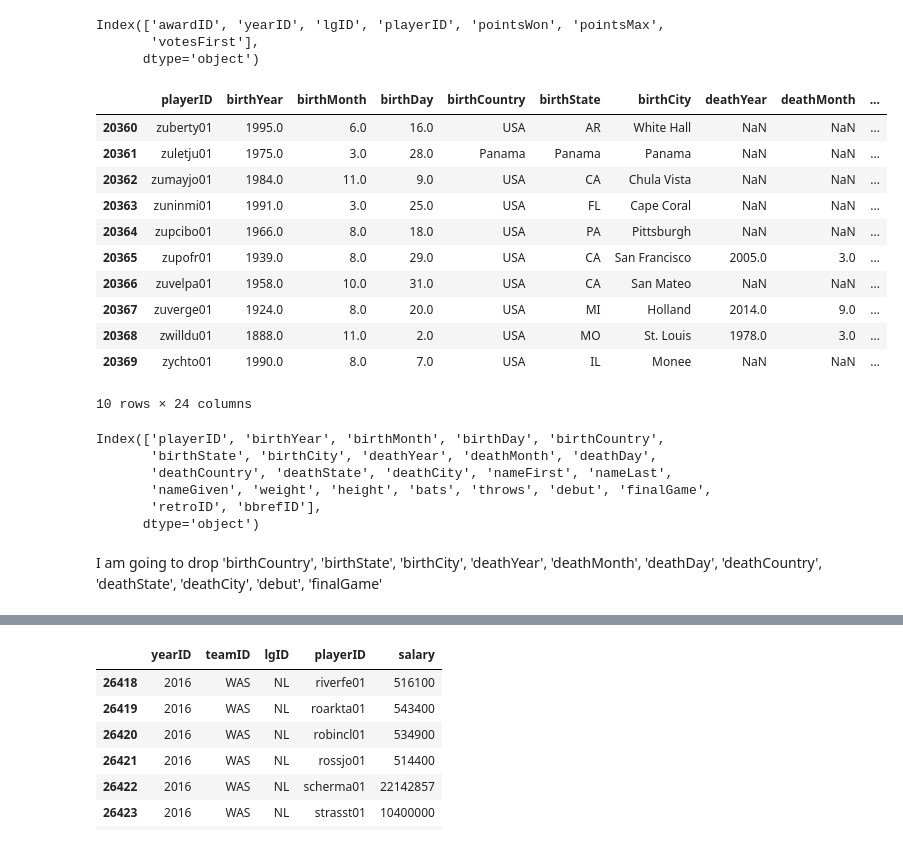
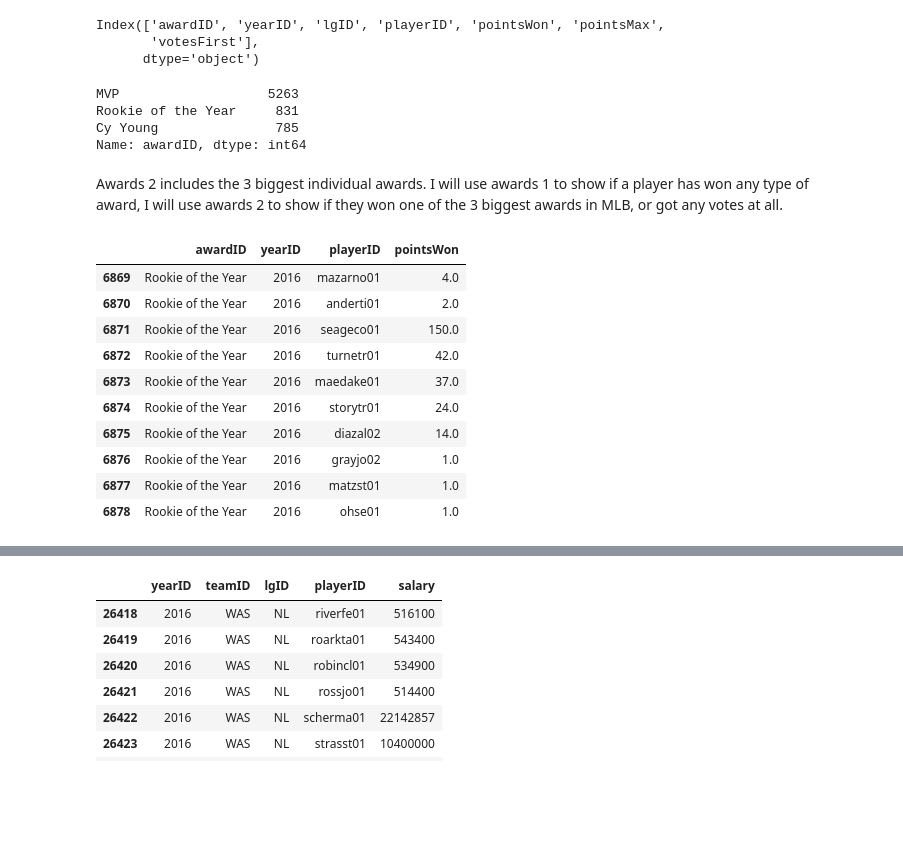
Before and after one commit to jskominsky/Predicting_MLB_Free_Agent_Salaries, a Jupyter notebook: Workspace/Data Cleaning.ipynb, the cells around one changed output, grey strips where cells are left out. Cells and saved outputs as stored; diff of their text form; code cells hidden in the pictures; blank space fills up the shorter version.

```diff
--- a/Workspace/Data Cleaning.ipynb
+++ b/Workspace/Data Cleaning.ipynb
@@ -448,29 +579,28 @@ awards2_df.columns
 Index(['awardID', 'yearID', 'lgID', 'playerID', 'pointsWon', 'pointsMax',
        'votesFirst'],
       dtype='object')
+# %%
+awards2_df['awardID'].value_counts()
+# %% [output]
+MVP                   5263
+Rookie of the Year     831
+Cy Young               785
+Name: awardID, dtype: int64
+# %% [markdown]
+Awards 2 includes the 3 biggest individual awards.  I will use awards 1 to show if a player has won any type of award, I will use awards 2 to show if they won one of the 3 biggest awards in MLB, or got any votes at all.
+# %%
+awards2_df_clean = awards2_df.drop(['pointsMax' , 'votesFirst', 'lgID'], axis=1)
 # %%
-people_df.tail(10)
+awards2_df_clean.tail(10)
 # %% [output]
-|  | playerID | birthYear | birthMonth | birthDay | birthCountry | birthState | birthCity | deathYear | deathMonth | ... |
-| 20360 | zuberty01 | 1995.0 | 6.0 | 16.0 | USA | AR | White Hall | NaN | NaN | ... |
-| 20361 | zuletju01 | 1975.0 | 3.0 | 28.0 | Panama | Panama | Panama | NaN | NaN | ... |
-| 20362 | zumayjo01 | 1984.0 | 11.0 | 9.0 | USA | CA | Chula Vista | NaN | NaN | ... |
-| 20363 | zuninmi01 | 1991.0 | 3.0 | 25.0 | USA | FL | Cape Coral | NaN | NaN | ... |
-| 20364 | zupcibo01 | 1966.0 | 8.0 | 18.0 | USA | PA | Pittsburgh | NaN | NaN | ... |
-| 20365 | zupofr01 | 1939.0 | 8.0 | 29.0 | USA | CA | San Francisco | 2005.0 | 3.0 | ... |
-| 20366 | zuvelpa01 | 1958.0 | 10.0 | 31.0 | USA | CA | San Mateo | NaN | NaN | ... |
-| 20367 | zuverge01 | 1924.0 | 8.0 | 20.0 | USA | MI | Holland | 2014.0 | 9.0 | ... |
-| 20368 | zwilldu01 | 1888.0 | 11.0 | 2.0 | USA | MO | St. Louis | 1978.0 | 3.0 | ... |
-| 20369 | zychto01 | 1990.0 | 8.0 | 7.0 | USA | IL | Monee | NaN | NaN | ... |
+|  | awardID | yearID | playerID | pointsWon |
+| 6869 | Rookie of the Year | 2016 | mazarno01 | 4.0 |
+| 6870 | Rookie of the Year | 2016 | anderti01 | 2.0 |
+| 6871 | Rookie of the Year | 2016 | seageco01 | 150.0 |
+| 6872 | Rookie of the Year | 2016 | turnetr01 | 42.0 |
+| 6873 | Rookie of the Year | 2016 | maedake01 | 37.0 |
+| 6874 | Rookie of the Year | 2016 | storytr01 | 24.0 |
+| 6875 | Rookie of the Year | 2016 | diazal02 | 14.0 |
+| 6876 | Rookie of the Year | 2016 | grayjo02 | 1.0 |
+| 6877 | Rookie of the Year | 2016 | matzst01 | 1.0 |
+| 6878 | Rookie of the Year | 2016 | ohse01 | 1.0 |
-10 rows × 24 columns
-# %%
-people_df.columns
-# %% [output]
-Index(['playerID', 'birthYear', 'birthMonth', 'birthDay', 'birthCountry',
-       'birthState', 'birthCity', 'deathYear', 'deathMonth', 'deathDay',
-       'deathCountry', 'deathState', 'deathCity', 'nameFirst', 'nameLast',
-       'nameGiven', 'weight', 'height', 'bats', 'throws', 'debut', 'finalGame',
-       'retroID', 'bbrefID'],
-      dtype='object')
-# %% [markdown]
-I am going to drop 'birthCountry', 'birthState', 'birthCity', 'deathYear', 'deathMonth', 'deathDay', 'deathCountry', 'deathState', 'deathCity', 'debut', 'finalGame'
```
Also changed, not shown: parts of 96 cells of this notebook.
